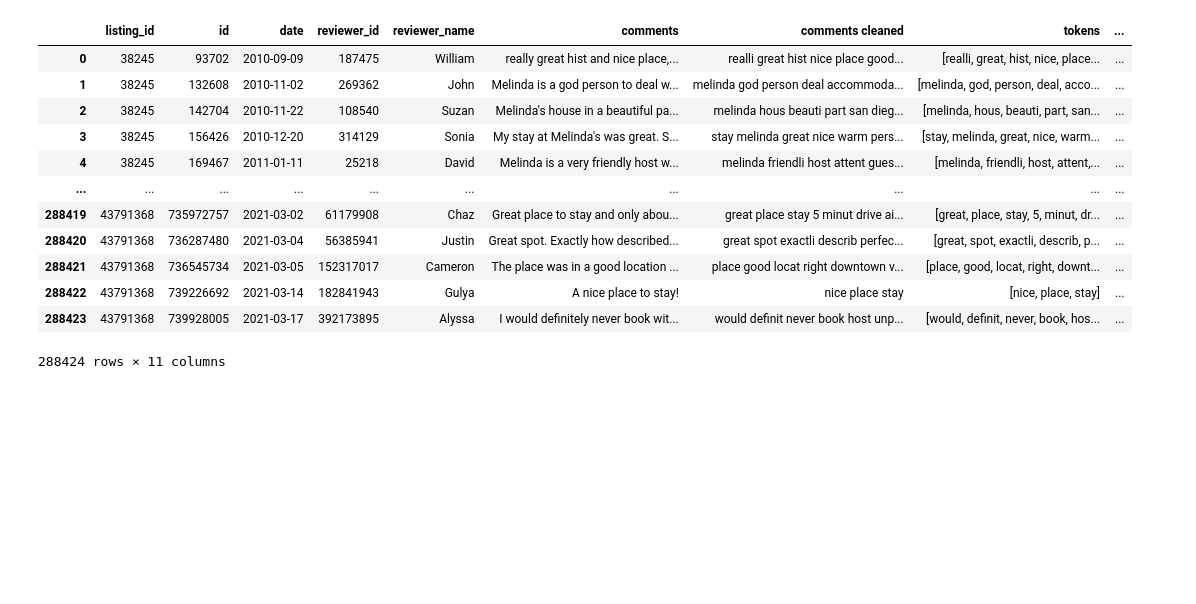
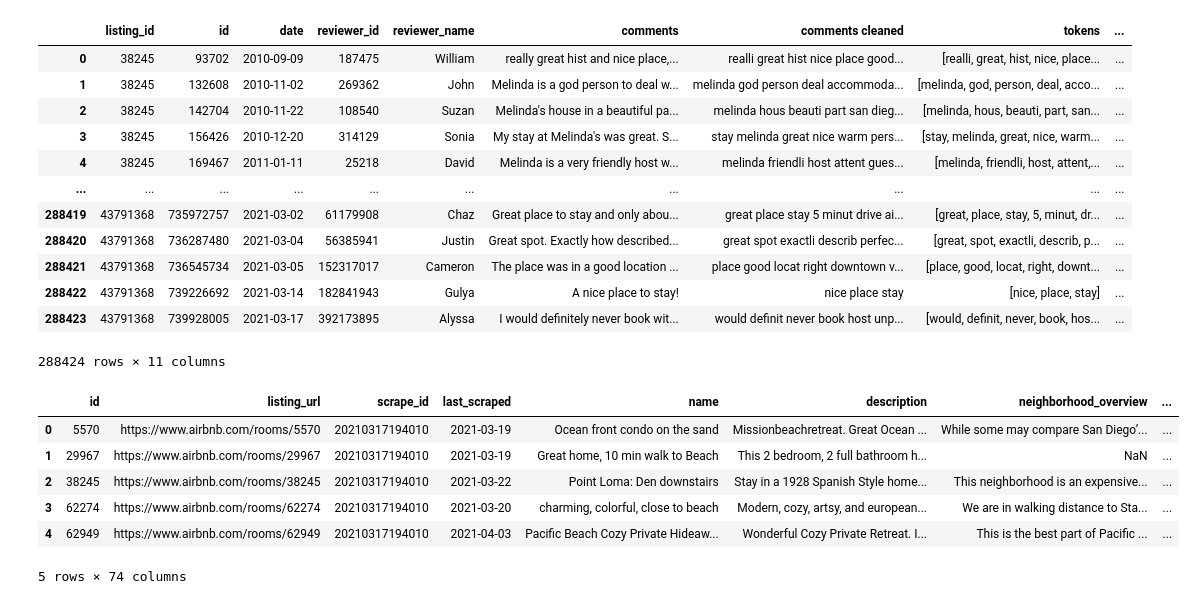
Before and after one commit to claytonnagle/AirBnB-Reviews-Textual-Analysis, a Jupyter notebook: Untitled.ipynb, the cells around one changed output. Drawn from its saved outputs; the diff is of its cells as text; code cells hidden in the pictures; blank space fills up the shorter version.

```diff
--- a/Untitled.ipynb
+++ b/Untitled.ipynb
@@ -68,0 +79,10 @@ review_text_df
+# %%
+listings.head()
+# %% [output]
+|  | id | listing_url | scrape_id | last_scraped | name | description | neighborhood_overview | ... |
+| 0 | 5570 | https://www.airbnb.com/rooms/5570 | 20210317194010 | 2021-03-19 | Ocean front condo on the sand | Missionbeachretreat. Great Ocean ... | While some may compare San Diego’... | ... |
+| 1 | 29967 | https://www.airbnb.com/rooms/29967 | 20210317194010 | 2021-03-19 | Great home, 10 min walk to Beach | This 2 bedroom, 2 full bathroom h... | NaN | ... |
+| 2 | 38245 | https://www.airbnb.com/rooms/38245 | 20210317194010 | 2021-03-22 | Point Loma: Den downstairs | Stay in a 1928 Spanish Style home... | This neighborhood is an expensive... | ... |
+| 3 | 62274 | https://www.airbnb.com/rooms/62274 | 20210317194010 | 2021-03-20 | charming, colorful, close to beach | Modern, cozy, artsy, and european... | We are in walking distance to Sta... | ... |
+| 4 | 62949 | https://www.airbnb.com/rooms/62949 | 20210317194010 | 2021-04-03 | Pacific Beach Cozy Private Hideaw... | Wonderful Cozy Private Retreat. I... | This is the best part of Pacific ... | ... |
+5 rows × 74 columns
```
Also changed, not shown: parts of 7 cells of this notebook.
